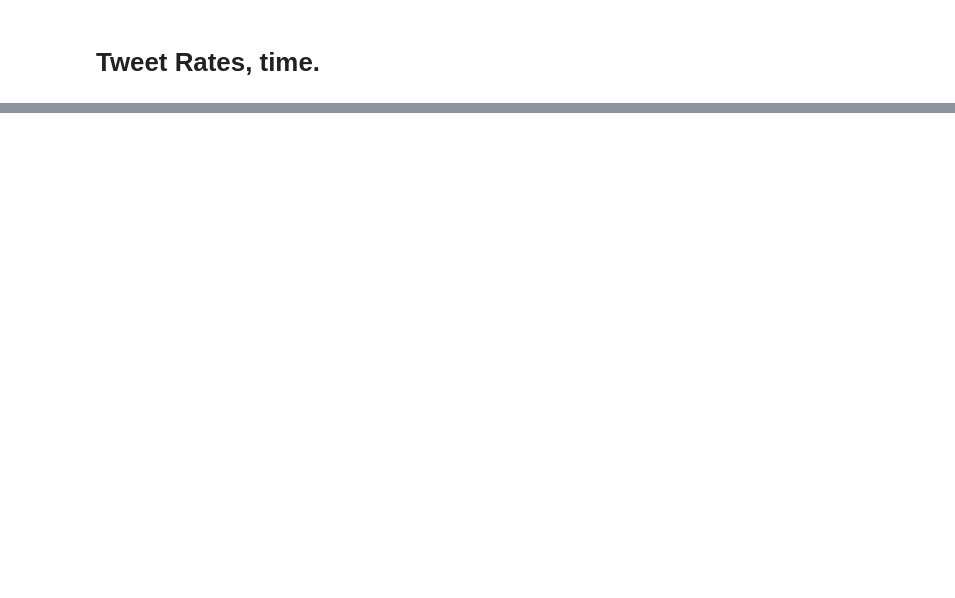
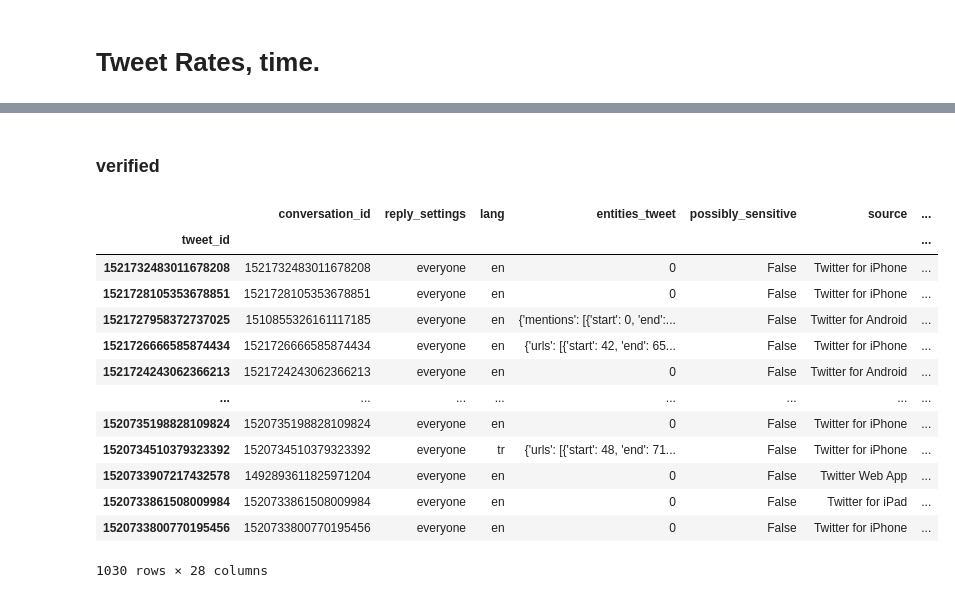
Before and after one commit to dtersegno/capstone, a Jupyter notebook: data_acquisition/4_EDA.ipynb, the cells around one changed output, grey strips where cells are left out. Drawn from its saved outputs; the diff is of its cells as text; code cells hidden in the pictures; blank space fills up the shorter version.

```diff
--- a/data_acquisition/4_EDA.ipynb
+++ b/data_acquisition/4_EDA.ipynb
@@ -17,10 +20,17 @@ import pandas as pd
 import numpy as np
 import os
 import json
+import ast
+#use this to find union of multiple lists
+from functools import reduce
 
 #plotting
 import matplotlib.pyplot as plt
+import matplotlib.colors as colors
 import seaborn as sns
+
+#pandas options
+pd.options.display.max_columns = 100
 
 plt.style.use('dark_background')
 
@@ -667,0 +960,19 @@ str.replace
+# %% [markdown]
+### verified
+# %%
+tudf[tudf['verified'] == True]
+# %% [output]
+|  | conversation_id | reply_settings | lang | entities_tweet | possibly_sensitive | source | ... |
+| tweet_id |  |  |  |  |  |  | ... |
+| 1521732483011678208 | 1521732483011678208 | everyone | en | 0 | False | Twitter for iPhone | ... |
+| 1521728105353678851 | 1521728105353678851 | everyone | en | 0 | False | Twitter for iPhone | ... |
+| 1521727958372737025 | 1510855326161117185 | everyone | en | {'mentions': [{'start': 0, 'end':... | False | Twitter for Android | ... |
+| 1521726666585874434 | 1521726666585874434 | everyone | en | {'urls': [{'start': 42, 'end': 65... | False | Twitter for iPhone | ... |
+| 1521724243062366213 | 1521724243062366213 | everyone | en | 0 | False | Twitter for Android | ... |
+| ... | ... | ... | ... | ... | ... | ... | ... |
+| 1520735198828109824 | 1520735198828109824 | everyone | en | 0 | False | Twitter for iPhone | ... |
+| 1520734510379323392 | 1520734510379323392 | everyone | tr | {'urls': [{'start': 48, 'end': 71... | False | Twitter for iPhone | ... |
+| 1520733907217432578 | 1492893611825971204 | everyone | en | 0 | False | Twitter Web App | ... |
+| 1520733861508009984 | 1520733861508009984 | everyone | en | 0 | False | Twitter for iPad | ... |
+| 1520733800770195456 | 1520733800770195456 | everyone | en | 0 | False | Twitter for iPhone | ... |
+1030 rows × 28 columns
```
Also changed, not shown: parts of 113 cells of this notebook, 1 other file.
